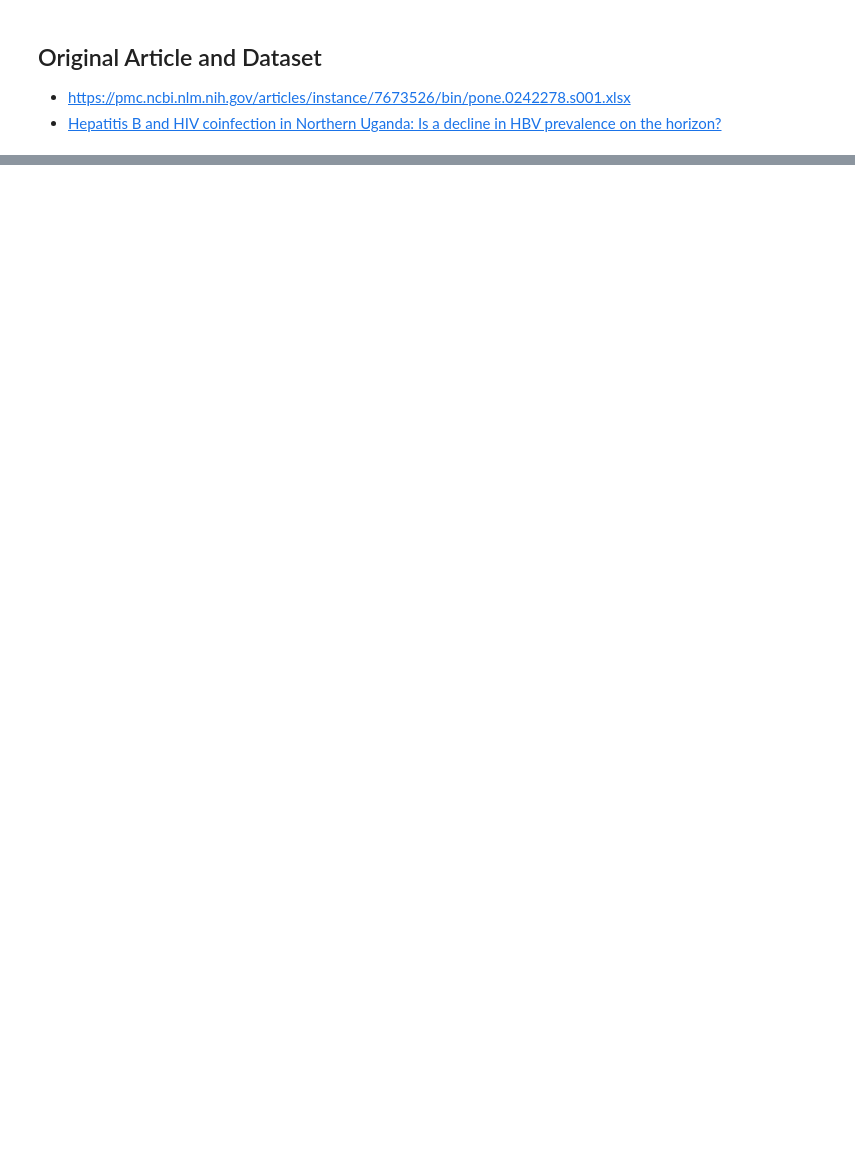
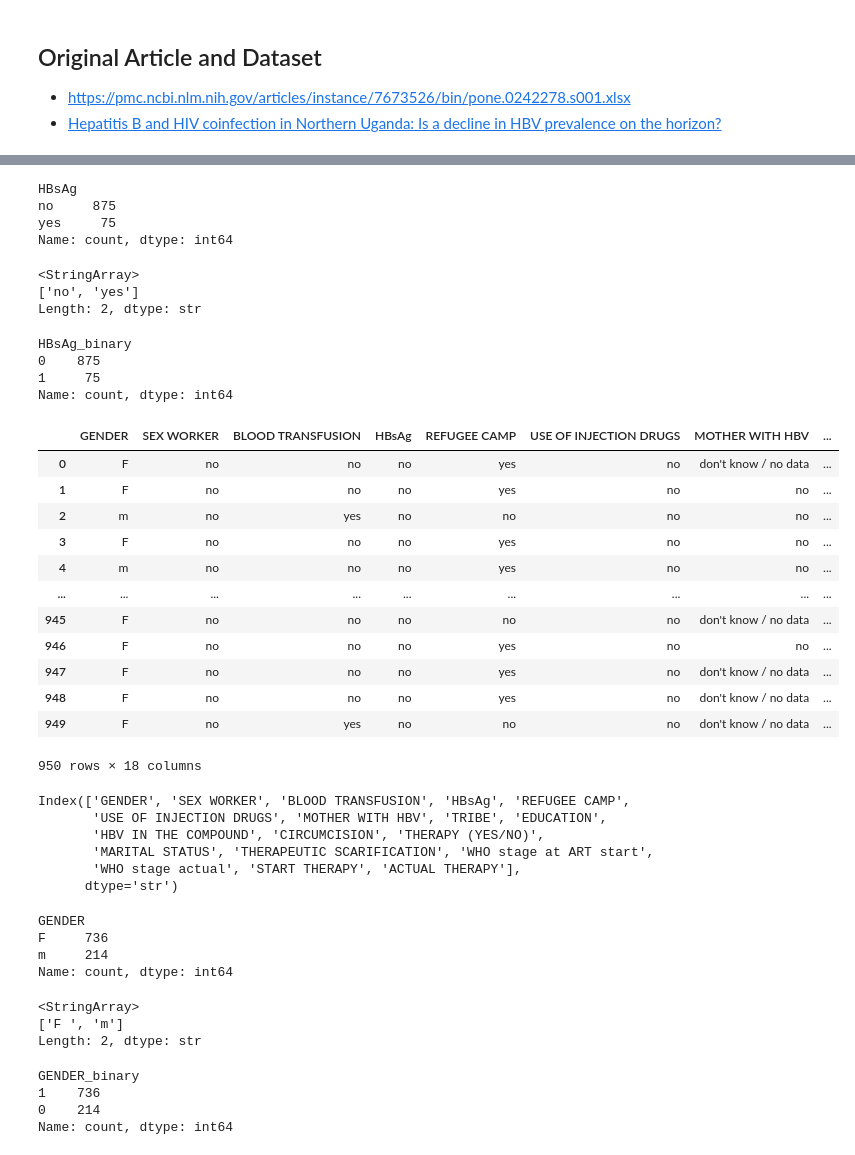
Before and after one commit to 303gabby/XB_0175_Proposal_Code, a Jupyter notebook: XB_0175_code.ipynb, the cells around one changed output, grey strips where cells are left out. Cells and saved outputs as stored; diff of their text form; code cells hidden in the pictures; blank space fills up the shorter version.

```diff
--- a/XB_0175_code.ipynb
+++ b/XB_0175_code.ipynb
@@ -44,0 +95,21 @@ miss_values[miss_values > 0]
+# %%
+df ['HBsAg'].value_counts()
+# %% [output]
+HBsAg
+no     875
+yes     75
+Name: count, dtype: int64
+# %%
+df['HBsAg'].unique()
+# %% [output]
+<StringArray>
+['no', 'yes']
+Length: 2, dtype: str
+# %%
+df ['HBsAg_binary'] = df ['HBsAg'].map({'no':0, 'yes':1})
+df['HBsAg_binary'].value_counts()
+# %% [output]
+HBsAg_binary
+0    875
+1     75
+Name: count, dtype: int64
@@ -44,0 +118,25 @@ miss_values[miss_values > 0]
+# %%
+df.select_dtypes(include=str)
+# %% [output]
+|  | GENDER | SEX WORKER | BLOOD TRANSFUSION | HBsAg | REFUGEE CAMP | USE OF INJECTION DRUGS | MOTHER WITH HBV | ... |
+| 0 | F | no | no | no | yes | no | don't know / no data | ... |
+| 1 | F | no | no | no | yes | no | no | ... |
+| 2 | m | no | yes | no | no | no | no | ... |
+| 3 | F | no | no | no | yes | no | no | ... |
+| 4 | m | no | no | no | yes | no | no | ... |
+| ... | ... | ... | ... | ... | ... | ... | ... | ... |
+| 945 | F | no | no | no | no | no | don't know / no data | ... |
+| 946 | F | no | no | no | yes | no | no | ... |
+| 947 | F | no | no | no | yes | no | don't know / no data | ... |
+| 948 | F | no | no | no | yes | no | don't know / no data | ... |
+| 949 | F | no | yes | no | no | no | don't know / no data | ... |
+950 rows × 18 columns
+# %%
+df.select_dtypes(include=str).columns
+# %% [output]
+Index(['GENDER', 'SEX WORKER', 'BLOOD TRANSFUSION', 'HBsAg', 'REFUGEE CAMP',
+       'USE OF INJECTION DRUGS', 'MOTHER WITH HBV', 'TRIBE', 'EDUCATION',
+       'HBV IN THE COMPOUND', 'CIRCUMCISION', 'THERAPY (YES/NO)',
+       'MARITAL STATUS', 'THERAPEUTIC SCARIFICATION', 'WHO stage at ART start',
+       'WHO stage actual', 'START THERAPY', 'ACTUAL THERAPY'],
+      dtype='str')
@@ -44,0 +145,21 @@ miss_values[miss_values > 0]
+# %%
+df['GENDER'].value_counts()
+# %% [output]
+GENDER
+F     736
+m     214
+Name: count, dtype: int64
+# %%
+df['GENDER'].unique()
+# %% [output]
+<StringArray>
+['F ', 'm']
+Length: 2, dtype: str
+# %%
+df['GENDER_binary'] = df ['GENDER'].map({'m':0, 'F ':1})
+df['GENDER_binary'].value_counts()
+# %% [output]
+GENDER_binary
+1    736
+0    214
+Name: count, dtype: int64
```
Also changed, not shown: parts of 40 cells of this notebook.
